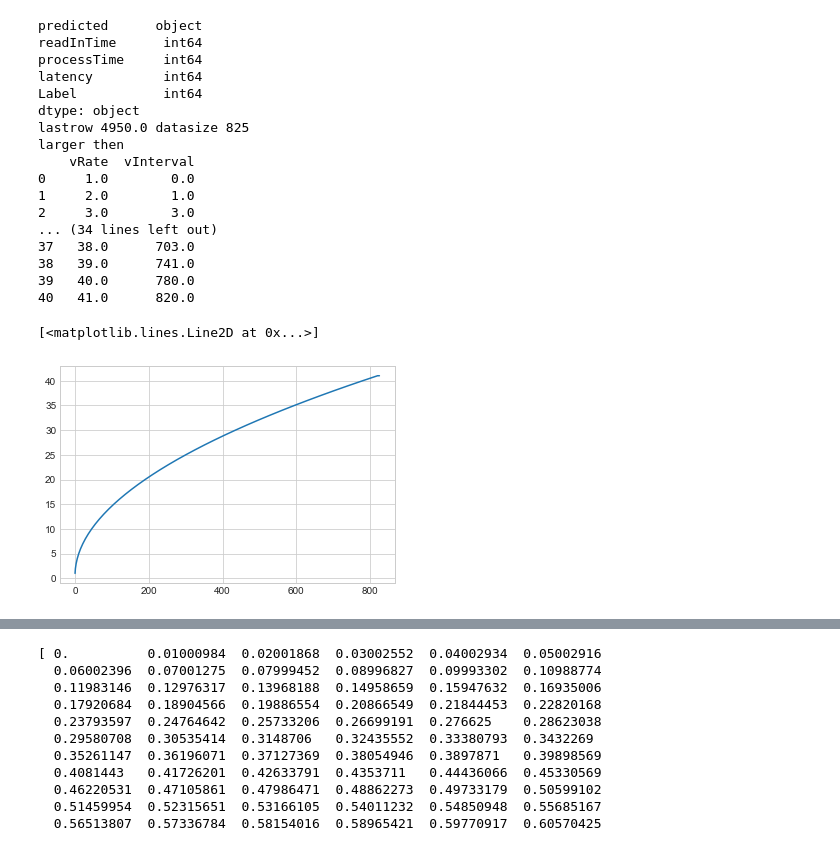
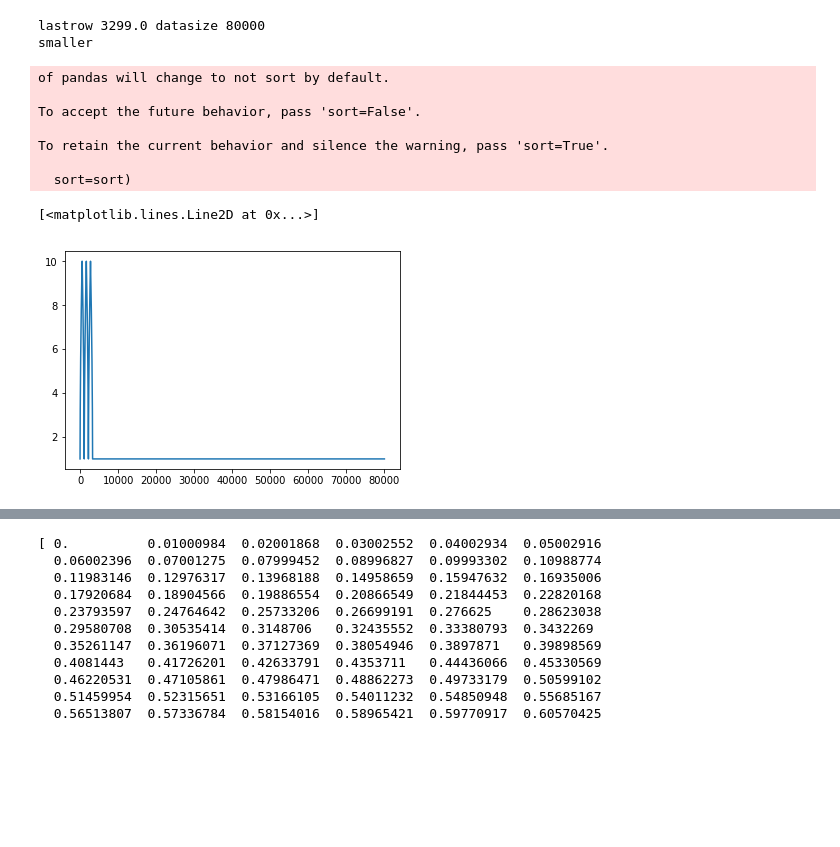
Before and after one commit to SanityLacking/DataStreamer, a Jupyter notebook: DataStreamer/Results Visualization.ipynb, the cells around one changed output, grey strips where cells are left out. Drawn from its saved outputs; the diff is of its cells as text; code cells hidden in the pictures; blank space fills up the shorter version.

```diff
--- a/DataStreamer/Results Visualization.ipynb
+++ b/DataStreamer/Results Visualization.ipynb
@@ -15,7 +15,7 @@ import matplotlib.pyplot as plt
 data = pd.read_csv("../datasets/kddcup_data_10_percent_corrected.csv", header = None)
 
 
-df_results = pd.read_csv("../results_test/20190531-163702.csv")
+df_results = pd.read_csv("../results_test/20190603-134042.csv")
 print(df_results.head())
 print(df_results.dtypes)
 # %% [output]
@@ -78,6 +78,11 @@ def caclulateLatency(results, vRate=None, Print=False):
 # vYRate = vYRate.ravel()
 # print(vYRate)
 
-vRate=np.linspace(1,100,100)
+vRate=np.linspace(1,10,100)
+vRate = np.append(vRate, np.linspace(10,1,100))
+vRate = np.append(vRate,np.linspace(1,10,100))
+vRate = np.append(vRate,np.linspace(10,1,100))
+vRate = np.append(vRate,np.linspace(1,10,100))
+vRate = np.append(vRate,np.linspace(10,1,100))
 print(vRate)
 # %% [output]
@@ -125,57 +118,56 @@ def expandVRate(vRate, data):
     lastRow = newVRate.iloc[-1]
     print("lastrow {} datasize {}".format(lastRow['vInterval'],len(data)))
     dataSize = len(data)
     if lastRow['vInterval'] < dataSize:
-        for i in range(abs(len(newVRate) - len(data))):
-    #   row = {"vRate":lastRow['vRate'],"vIntervnal":valSum}
-            addonRate = addonRate.append( {"vRate":lastRow['vRate'],"vInterval":valSum}, ignore_index=True)
-            valSum += addonRate['vRate'][i]
+        print("smaller")
+#         if lastRow['vRate'] > 0:
+#             while valSum < dataSize:
+#                 valSum += lastRow['vRate']
+#                 addonRate = addonRate.append( {"vRate":lastRow['vRate'],"vInterval":valSum}, ignore_index=True)
+#         else:
+#             addonRate = addonRate.append( {"vRate":lastRow['vRate'],"vInterval":dataSize}, ignore_index=True)
+        addonRate = addonRate.append( {"vRate":lastRow['vRate'],"vInterval":dataSize}, ignore_index=True)
+        newVRate = newVRate.append(addonRate)
+
+
     elif lastRow['vInterval'] > len(data):
         #loop through the vRate to find the point that matches the size of results. slice the vRate at that point.
         #actually just c
+        print("larger")
 #       print("newRate {}".format(newVRate))
         maxLen = len(data)
         for i in range(maxLen):
             if newVRate['vInterval'][i] > maxLen:
                 print("larger then")
                 #slice here and add new ending point of the vRate with interval equal to maxlen
                 newVRate = newVRate.iloc[0:i]
                 print(newVRate)
                 newVRate = newVRate.append({"vRate":newVRate['vRate'][i-1],"vInterval":maxLen}, ignore_index=True)
                 break
             elif newVRate['vInterval'][i] == maxLen:
                 print("same size")
                 #slice directly here
                 newVRate = newVRate.iloc[0:i]
                 break
     return newVRate
 
 # print(expandVRate(vRate, df_results))
 fig2 = plt.figure()
-print(df_results.dtypes)
 newRate = expandVRate(vRate, df_results)
 # print(newRate.head())
 plt.plot(newRate['vInterval'],newRate['vRate'])
 # %% [output]
-predicted      object
-readInTime      int64
-processTime     int64
-latency         int64
-Label           int64
-dtype: object
-lastrow 4950.0 datasize 825
-larger then
-    vRate  vInterval
-0     1.0        0.0
-1     2.0        1.0
-2     3.0        3.0
-... (34 lines left out)
-37   38.0      703.0
-38   39.0      741.0
-39   40.0      780.0
-40   41.0      820.0
+lastrow 3299.0 datasize 80000
+smaller
-[<matplotlib.lines.Line2D at 0x...>]
+of pandas will change to not sort by default.
+
+To accept the future behavior, pass 'sort=False'.
+
+To retain the current behavior and silence the warning, pass 'sort=True'.
+
+  sort=sort)
+[<matplotlib.lines.Line2D at 0x...>]
-[figure, old version]
+[figure, new version]
 # %%
 from datetime import datetime, timedelta
 epoch = datetime(1601, 1, 1)
```
Also changed, not shown: parts of 6 cells of this notebook, 4 other files.
